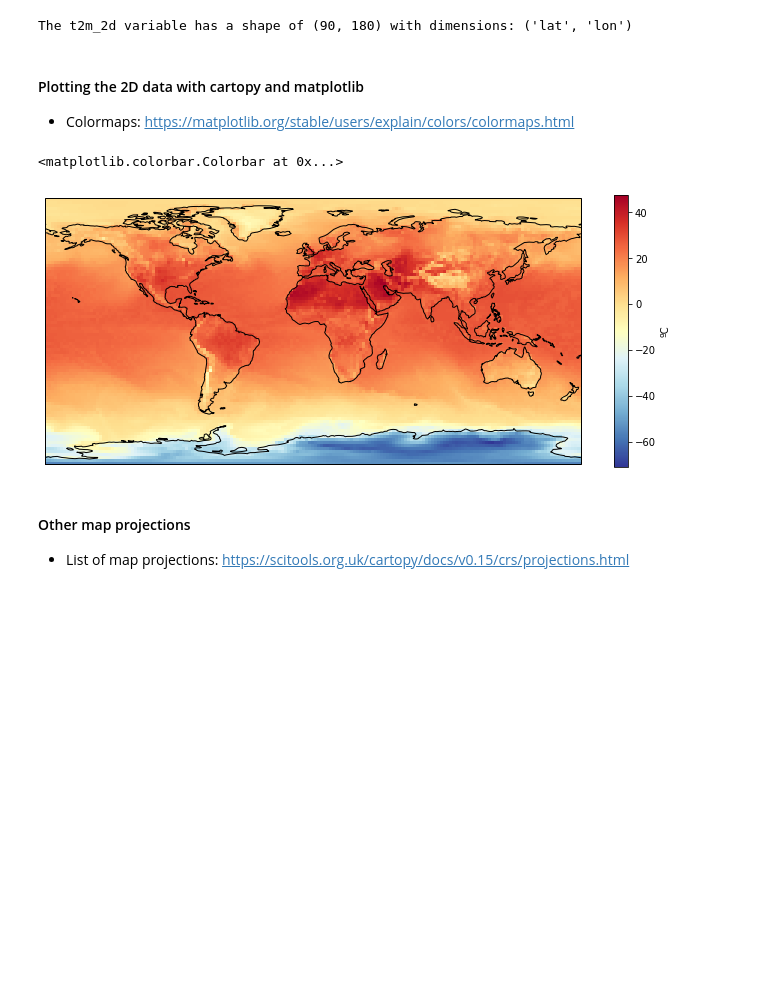
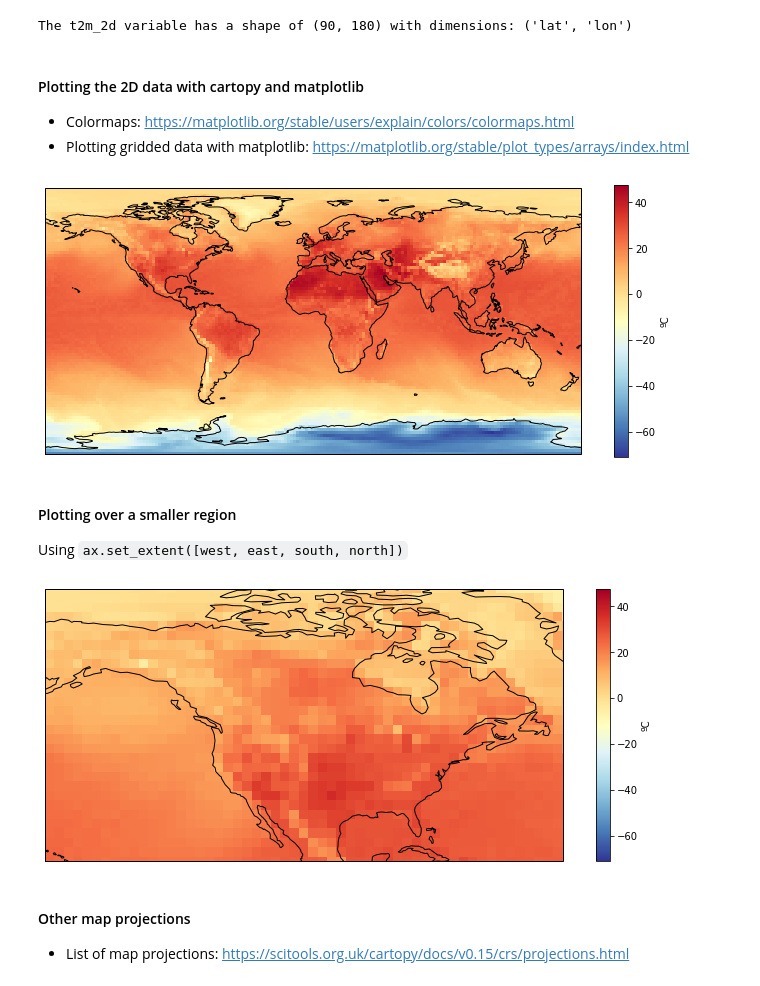
Before and after one commit to PedroLormendez/Climate-Data-A-hands-on-python-course, a Jupyter notebook: notebooks/Timeseries_and_2D_visualization.ipynb, the cells around one changed output. Saved outputs shown, nothing was run; the diff lists cells and outputs as text; code cells hidden in the pictures; blank space fills up the shorter version.

````diff
--- a/notebooks/Timeseries_and_2D_visualization.ipynb
+++ b/notebooks/Timeseries_and_2D_visualization.ipynb
@@ -122,3 +184,13 @@ No handles with labels found to put in legend.
 Matplotlib and Cartopy allows us to plot 2D and 3D geoespatial data over a map. 2D maps require two dimensions (x and y), usually latititude and longitude, in order to be plotted over a map.
 # %% [markdown]
 #### Extracting a 2D DataArray
+# %%
+# Definging the file path
+file_path = '../data/sample.nc'
+# Reading the netcdf file using xarray
+DS = xr.open_dataset(file_path)
+# Fixing the longitude coordinates
+DS = tools.convert_and_sort_coords(DS)
+# Extracting the t2m variable
+t2m = DS.t2m
+print(t2m)
@@ -128,26 +210,31 @@ print(f"The t2m variable has the following shape: {t2m.shape} with dimensions: {
 # %% [output]
 The t2m variable has the following shape: (96, 90, 180) with dimensions: ('time', 'lat', 'lon')
 # %%
-t2m_2d = t2m.sel(time='2022-07-19T15:00:00.000000000')
+t2m_2d = t2m.sel(time='2022-07-19T15:00:00.000000000').squeeze()
 print(f"The t2m_2d variable has a shape of {t2m_2d.shape} with dimensions: {t2m_2d.dims}")
 # %% [output]
 The t2m_2d variable has a shape of (90, 180) with dimensions: ('lat', 'lon')
 # %% [markdown]
 #### Plotting the 2D data with cartopy and matplotlib
 - Colormaps: https://matplotlib.org/stable/users/explain/colors/colormaps.html
+- Plotting gridded data with matplotlib: https://matplotlib.org/stable/plot_types/arrays/index.html
 # %%
 # Plotting the data on a map using Cartopy
 projection = ccrs.PlateCarree()  # This is a common projection for geographical data
 fig, ax = plt.subplots(figsize=(12, 5), subplot_kw={'projection': projection})
 ax.coastlines()
-# Using matplotlib
+# Extracting longitude and latitude coordinates values
 lons = t2m_2d.lon
 lats = t2m_2d.lat
+# Using matplotlib
 # plot.pcolor(x,y,z)
-plt.pcolor(lons, lats, t2m_2d-273.15, cmap ='RdYlBu_r')
+plt.pcolor(lons, lats, t2m_2d-273.15, cmap ='RdYlBu_r', transform= ccrs.PlateCarree())
 # plt.contourf(x,y,z)
 # plt.contourf(lons, lats, t2m_2d-273.15, cmap = 'RdYlBu_r')
 plt.colorbar(label='ºC')
+plt.show()
 # %% [output]
-<matplotlib.colorbar.Colorbar at 0x...>
 [figure]
+# %% [markdown]
+#### Plotting over a smaller region
+Using ```ax.set_extent([west, east, south, north])```
@@ -154,3 +244,23 @@ plt.colorbar(label='ºC')
+# %%
+# Plotting the data on a map using Cartopy
+projection = ccrs.PlateCarree()  # This is a common projection for geographical data
+fig, ax = plt.subplots(figsize=(12, 5), subplot_kw={'projection': projection})
+ax.coastlines()
+# Extracting longitude and latitude coordinates values
+lons = t2m_2d.lon
+lats = t2m_2d.lat
+# Example for North America
+ax.set_extent([-160, -50, 20, 70])
+
+# Using matplotlib
+# plot.pcolor(x,y,z)
+plt.pcolor(lons, lats, t2m_2d-273.15, cmap ='RdYlBu_r', transform= ccrs.PlateCarree())
+# plt.contourf(x,y,z)
+# plt.contourf(lons, lats, t2m_2d-273.15, cmap = 'RdYlBu_r')
+plt.colorbar(label='ºC')
+plt.show()
+# %% [output]
+[figure, added]
 # %% [markdown]
 #### Other map projections
 - List of map projections: https://scitools.org.uk/cartopy/docs/v0.15/crs/projections.html
````
Also changed, not shown: parts of 16 cells of this notebook.
